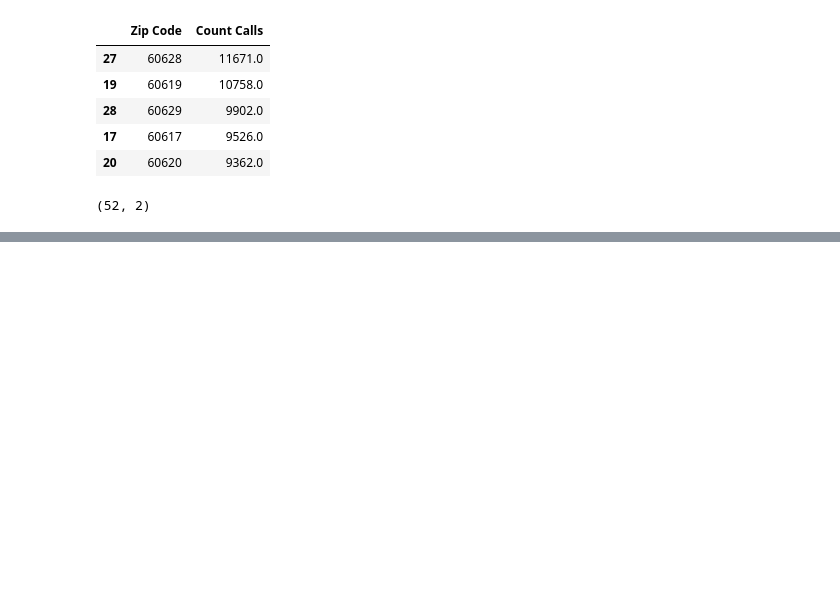
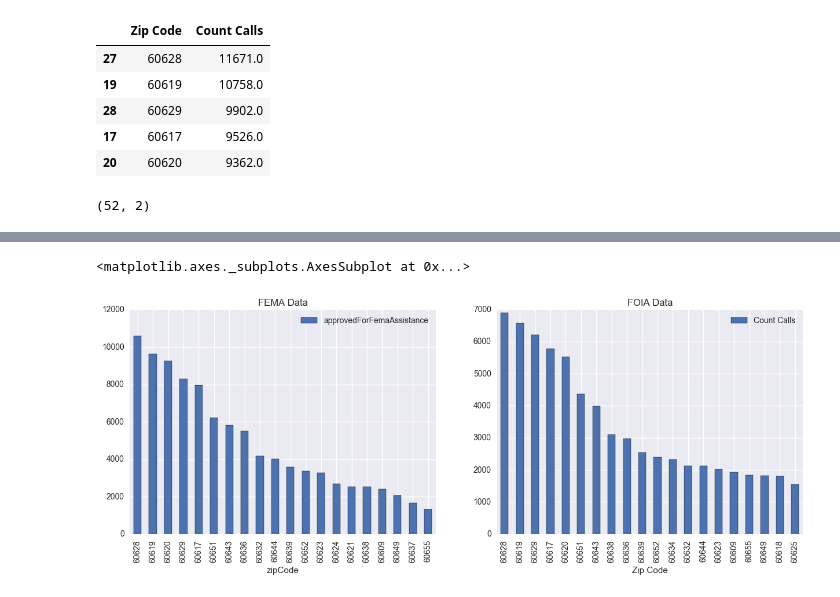
Before and after one commit to NORCatUofC/rain, a Jupyter notebook: flooding/FEMA and 311 Calls by Zip.ipynb, the cells around one changed output, grey strips where cells are left out. Cells and saved outputs as stored; diff of their text form; code cells hidden in the pictures; blank space fills up the shorter version.

```diff
--- a/flooding/FEMA and 311 Calls by Zip.ipynb
+++ b/flooding/FEMA and 311 Calls by Zip.ipynb
@@ -131,0 +156,6 @@ fema_flood_zip.plot(title='FEMA and FOIA Data', x='Zip Code', y=['Registrations'
+# %%
+wib_07_df = pd.read_csv('311_data/wib_calls_311_zip.csv')
+wib_07_df['Created Date'] = pd.to_datetime(wib_07_df['Created Date'])
+wib_07_df = wib_07_df.set_index(wib_07_df['Created Date'])
+wib_07_df = wib_07_df['2007-01-01':][wib_07_df.columns.values[2:]]
+wib_07_df.head()
@@ -131,0 +171,7 @@ fema_flood_zip.plot(title='FEMA and FOIA Data', x='Zip Code', y=['Registrations'
+# %%
+wib_07_stack = pd.DataFrame(wib_07_df.stack()).reset_index()
+wib_07_stack = wib_07_stack.rename(columns={'level_0':'Created Date','level_1':'Zip Code',0:'Count Calls'})
+wib_07_sum = wib_07_stack.groupby(['Zip Code'])['Count Calls'].sum()
+wib_07_sum = wib_07_sum.reset_index()
+wib_07_sum = wib_07_sum.sort_values(by='Count Calls',ascending=False)
+wib_07_sum.head()
@@ -131,0 +185,11 @@ fema_flood_zip.plot(title='FEMA and FOIA Data', x='Zip Code', y=['Registrations'
+# %%
+wib_07_zips = wib_07_sum['Zip Code'].unique()
+fema_approved_zip_df = both_approved_df.loc[both_approved_df['zipCode'].isin(wib_07_zips)].copy()
+# %%
+fig, axs = plt.subplots(1,2)
+plt.rcParams["figure.figsize"] = [15, 5]
+fema_approved_zip_df[:20].plot(title='FEMA Data', ax=axs[0], kind='bar',x='zipCode',y='approvedForFemaAssistance')
+wib_07_sum[:20].plot(title='FOIA Data', ax=axs[1], kind='bar',x='Zip Code',y='Count Calls')
+# %% [output]
+<matplotlib.axes._subplots.AxesSubplot at 0x...>
+[figure, added]
```
Also changed, not shown: parts of 14 cells of this notebook, 1 other file.
